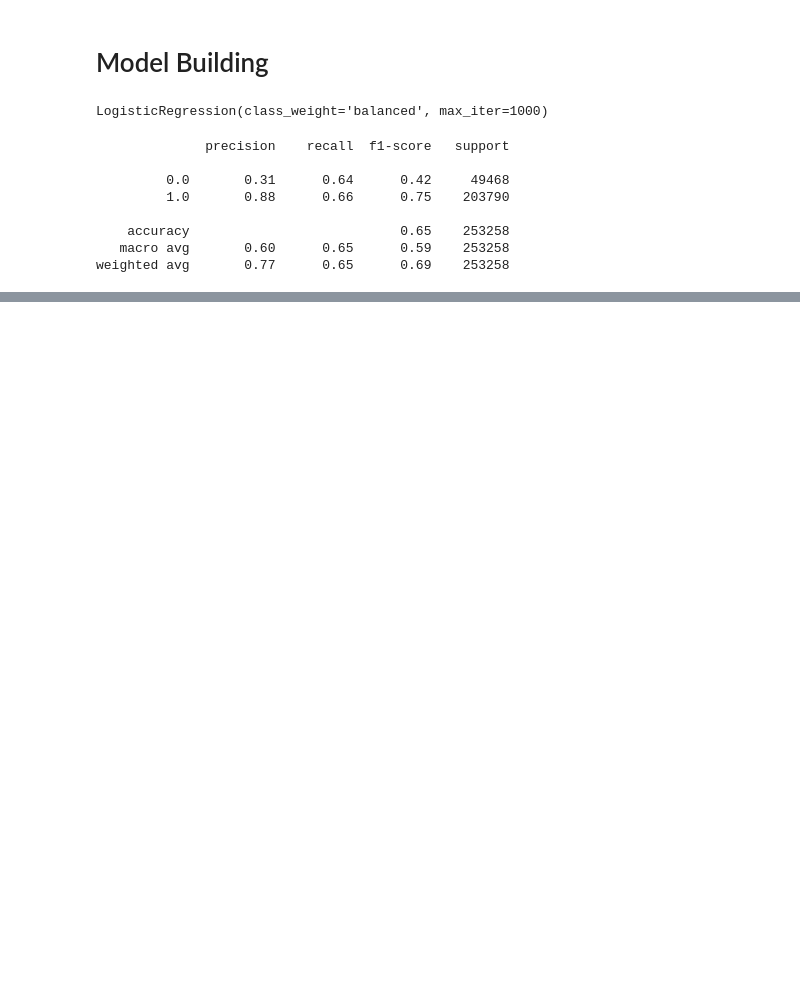
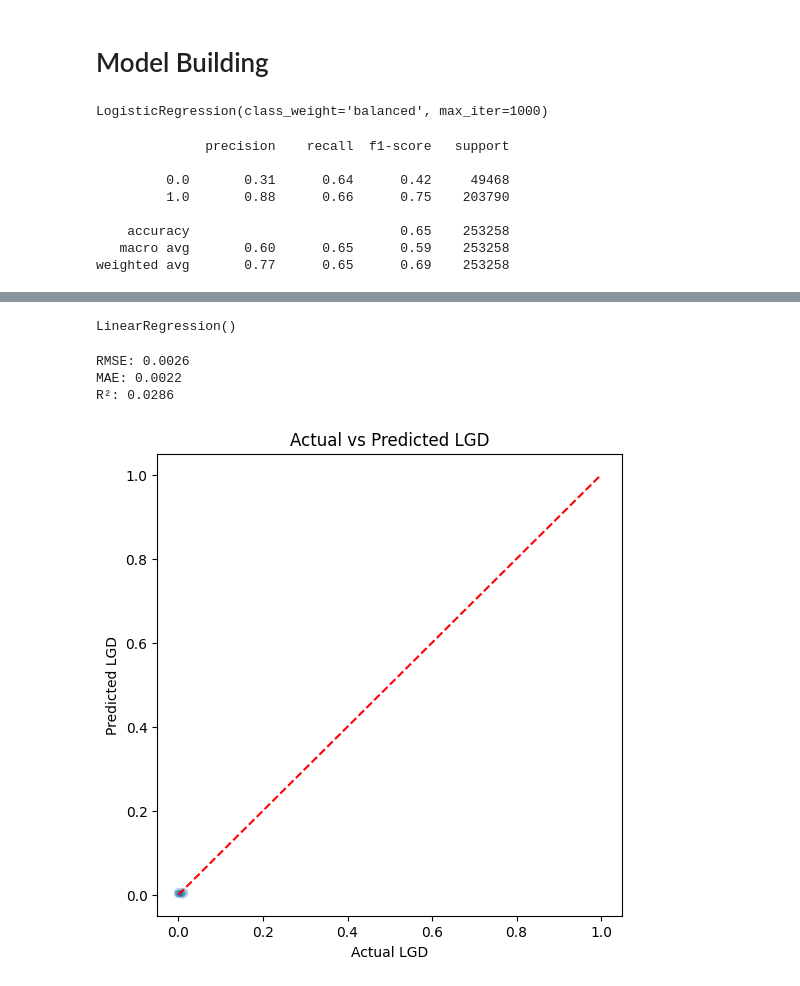
Before and after one commit to Ty-Tshiam/Credit-Risk-Project, a Jupyter notebook: CreditRisk.ipynb, the cells around one changed output, grey strips where cells are left out. Cells and saved outputs as stored; diff of their text form; code cells hidden in the pictures; blank space fills up the shorter version.

Commit message:
LGD modelling and data analysis, next is expected loss and Tableau

```diff
--- a/CreditRisk.ipynb
+++ b/CreditRisk.ipynb
@@ -698,0 +858,14 @@ ROC AUC Score: 0.7081307948903731
+# %%
+xTrain, xTest, yTrain, yTest = train_test_split(X, Y, test_size  = 0.2, random_state = 42)
+# %%
+scaler = StandardScaler()
+xTrainS = scaler.fit_transform(xTrain)
+xTestS = scaler.transform(xTest)
+# %%
+from sklearn.linear_model import LinearRegression
+model = LinearRegression()
+model.fit(xTrainS, yTrain)
+# %% [output]
+LinearRegression()
+# %%
+yPred = model.predict(xTestS)
@@ -698,0 +878,21 @@ ROC AUC Score: 0.7081307948903731
+# %%
+print(f"RMSE: {rmse:.4f}")
+print(f"MAE: {mae:.4f}")
+print(f"R²: {r2:.4f}")
+# %% [output]
+RMSE: 0.0026
+MAE: 0.0022
+R²: 0.0286
+# %%
+import matplotlib.pyplot as plt
+import seaborn as sns
+
+plt.figure(figsize=(6, 6))
+sns.scatterplot(x=yTest, y=yPred, alpha=0.3)
+plt.plot([0, 1], [0, 1], color='red', linestyle='--')  # y = x line
+plt.xlabel('Actual LGD')
+plt.ylabel('Predicted LGD')
+plt.title('Actual vs Predicted LGD')
+plt.show()
+# %% [output]
+[figure, added]
```
Also changed, not shown: parts of 53 cells of this notebook, 53 other files.
